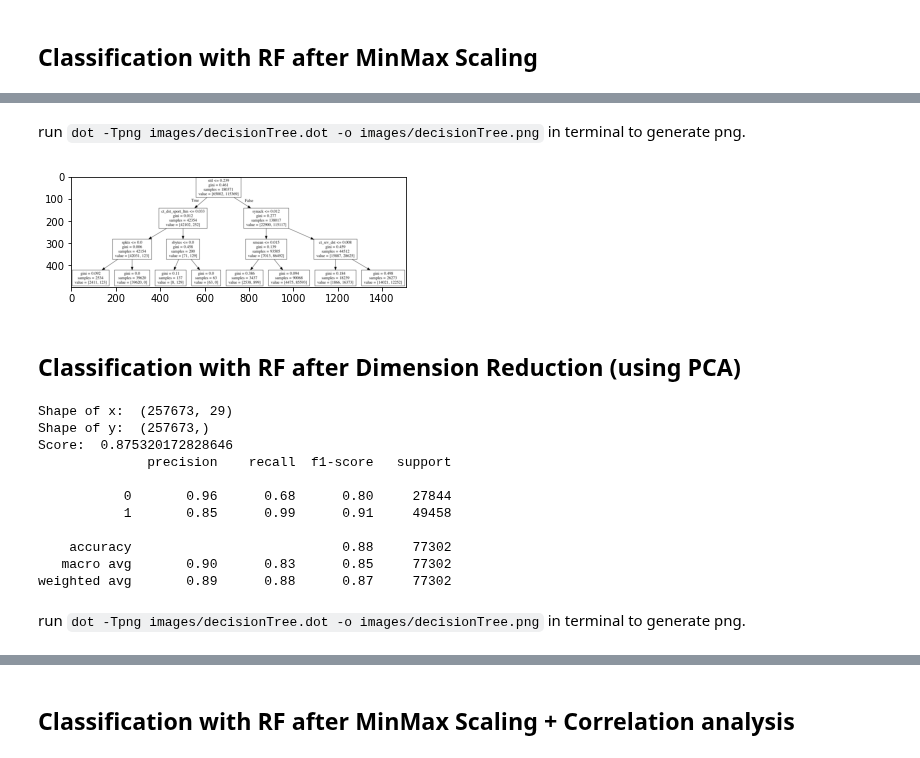
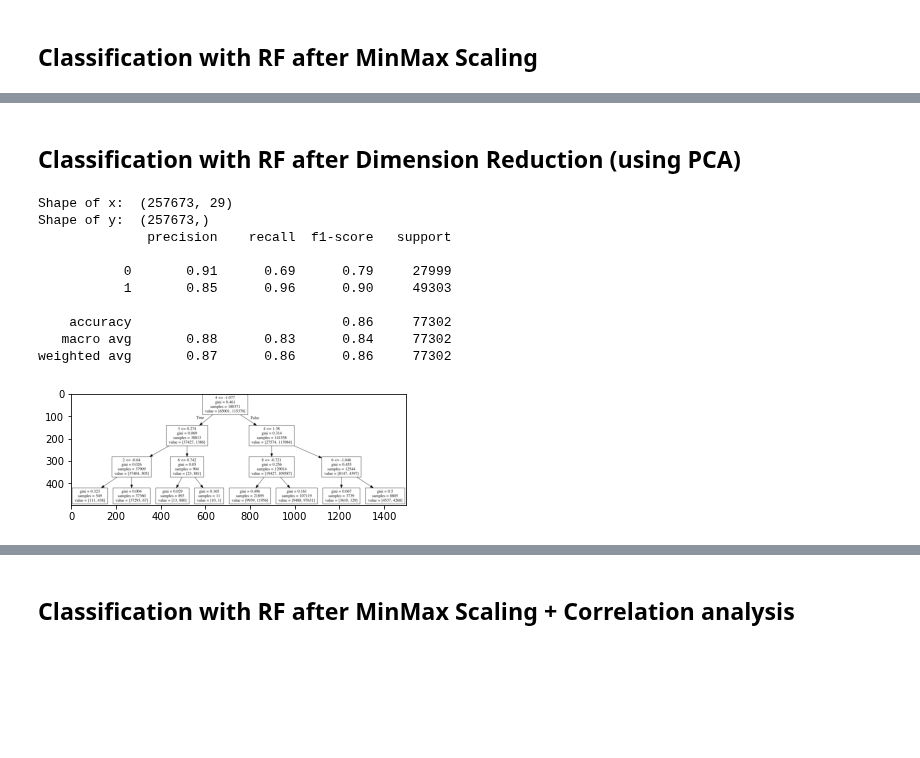
Before and after one commit to divyaKh/CMPE255Project, a Jupyter notebook: 5.ML_Models/baseline/DecisionTree.ipynb, the cells around one changed output, grey strips where cells are left out. Drawn from its saved outputs; the diff is of its cells as text; code cells hidden in the pictures; blank space fills up the shorter version.

```diff
--- a/5.ML_Models/baseline/DecisionTree.ipynb
+++ b/5.ML_Models/baseline/DecisionTree.ipynb
@@ -100,25 +89,17 @@ weighted avg       0.89      0.89      0.89     77302
-# %% [markdown]
-run `dot -Tpng images/decisionTree.dot -o images/decisionTree.png` in terminal to generate png.
-# %%
-showTreeImg()
-# %% [output]
-[figure, removed]
 # %% [markdown]
 ## Classification with RF after Dimension Reduction (using PCA)
 # %%
-network_data = pd.read_csv('https://media.githubusercontent.com/media/divyaKh/CMPE255Project/main/4.Preprocessing/dataset_pca.csv')
+network_data = pd.read_csv('../../4.Preprocessing/output/dataset_pca.csv')
 main(network_data)
 # %% [output]
 Shape of x:  (257673, 29)
 Shape of y:  (257673,)
-Score:  0.875320172828646
               precision    recall  f1-score   support
 
-           0       0.96      0.68      0.80     27844
-           1       0.85      0.99      0.91     49458
+           0       0.91      0.69      0.79     27999
+           1       0.85      0.96      0.90     49303
 
-    accuracy                           0.88     77302
-   macro avg       0.90      0.83      0.85     77302
-weighted avg       0.89      0.88      0.87     77302
+    accuracy                           0.86     77302
+   macro avg       0.88      0.83      0.84     77302
+weighted avg       0.87      0.86      0.86     77302
+[figure, added]
-# %% [markdown]
-run `dot -Tpng images/decisionTree.dot -o images/decisionTree.png` in terminal to generate png.
```
Also changed, not shown: parts of 12 cells of this notebook.
